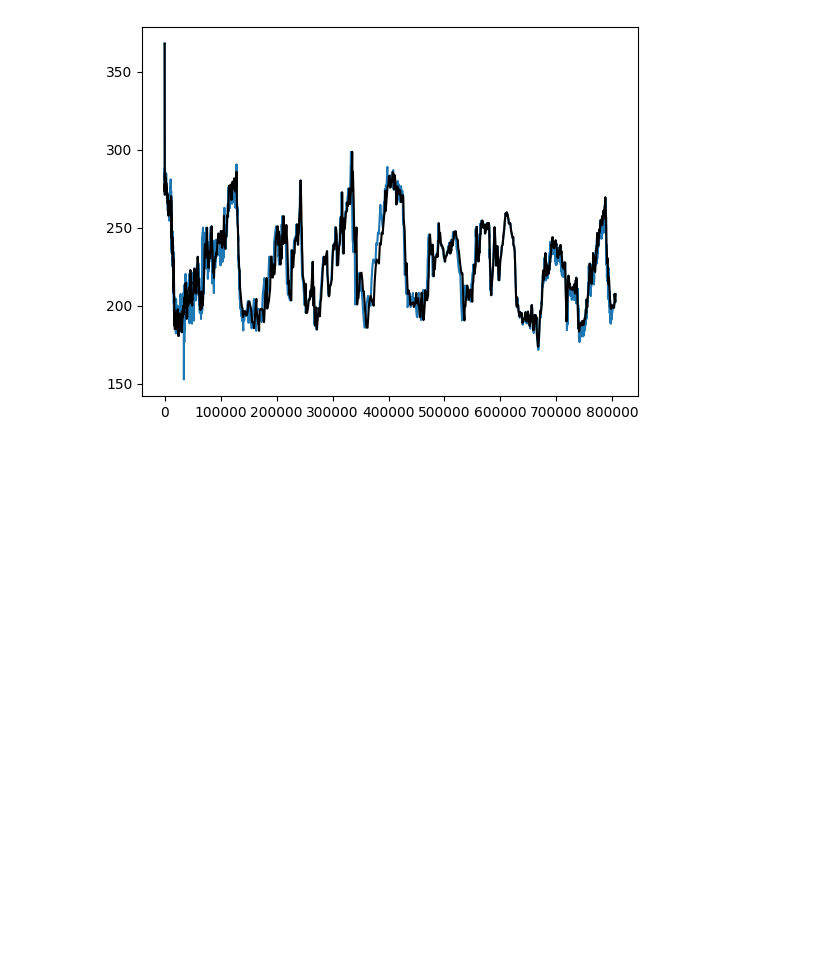
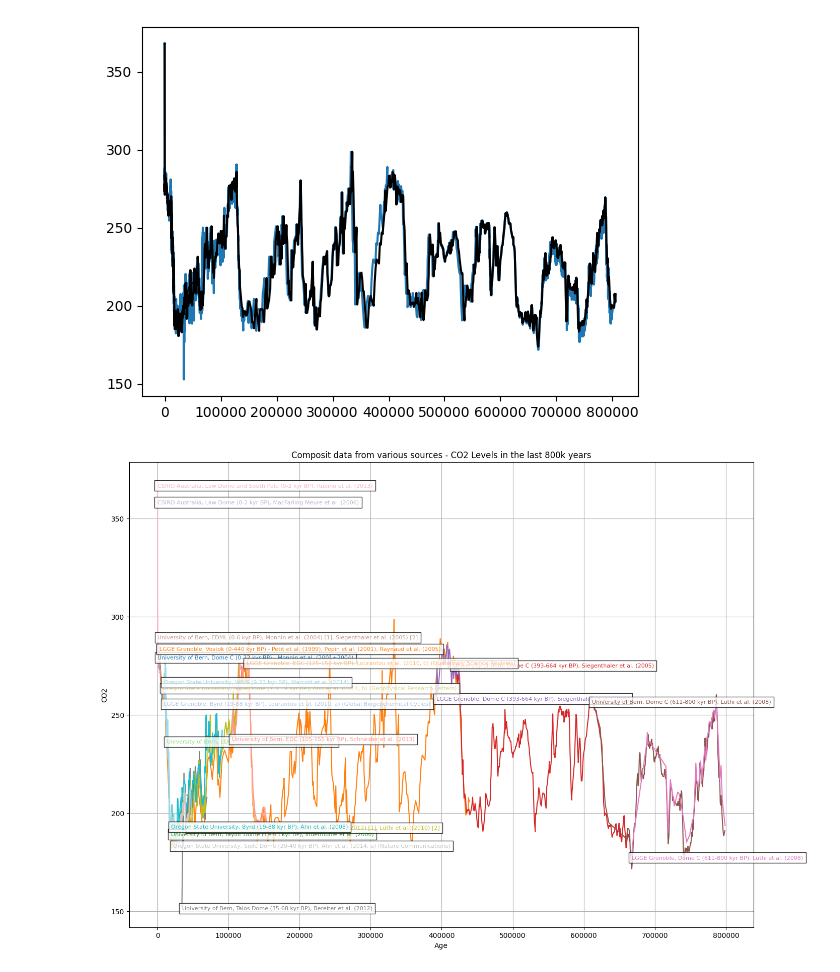
Before and after one commit to noyo0/ProgrammingForDataAnalysis_Project2, a Jupyter notebook: Project2/Project2.ipynb, the cells around one changed output. Drawn from its saved outputs; the diff is of its cells as text; code cells hidden in the pictures; blank space fills up the shorter version.

Commit message:
verify excel composit data by creating own in python - Talos Dome (35-68 kyr BP) is outlier

```diff
--- a/Project2/Project2.ipynb
+++ b/Project2/Project2.ipynb
@@ -154,15 +163,16 @@ df_9_23.tail()
 | 321 | 22962.308 | 198.936384 |
 | 322 | 23029.978 | 197.553380 |
 # %%
-#concatenate dataframes
+# create my own composit (Python Composit vs Excel composit)
+#concatenate dataframes into one composit - Python composit
 dataframes = [df_0_22, df_0_440, df_19_63, df_393_664, df_393_664_lgge, df_611_800, df_611_800_lgge, df_35_68, df_49_115,
 df_19_88,df_9_22,df_125_153,df_12_24,df_105_155,df_0_2,df_0_6,df_0_2_CSIRO2,df_20_40,df_7_9,df_9_23,df_560_806,]
 
-merged_df = pd.DataFrame()
+PythonComposit_df = pd.DataFrame()
 
 for df in dataframes:
     df.columns = ['Age', 'CO2']
-    merged_df = pd.concat([merged_df, df], axis=0, ignore_index=True)
+    PythonComposit_df = pd.concat([PythonComposit_df, df], axis=0, ignore_index=True)
 
-merged_df = merged_df.sort_values(by='Age')
+PythonComposit_df = PythonComposit_df.sort_values(by='Age')
 #len(dataframes)#check if I have them all
@@ -194,3 +202,59 @@ linecolors = [
     "#c49c94", "#f7b6d2", "#c7c7c7", "#dbdb8d", "#9edae5",
     "#ad494a"
 ]
+# %%
+# List of dataframes
+dataframes = [df_0_22, df_0_440, df_19_63, df_393_664, df_393_664_lgge, df_611_800, df_611_800_lgge, df_35_68, df_49_115,
+              df_19_88, df_9_22, df_125_153, df_12_24, df_105_155, df_0_2, df_0_6, df_0_2_CSIRO2, df_20_40, df_7_9, df_9_23, df_560_806]
+
+#labels = ["df_0_22", "df_0_440", "df_19_63", "df_393_664", "df_393_664_lgge", "df_611_800", "df_611_800_lgge", "df_35_68",
+#          "df_49_115", "df_19_88", "df_9_22", "df_125_153", "df_12_24", "df_105_155", "df_0_2", "df_0_6", "df_0_2_CSIRO2",
+#          "df_20_40", "df_7_9", "df_9_23", "df_560_806"]
+
+# List of sources
+labels = [
+    "University of Bern, Dome C (0-22 kyr BP) - Monnin et al. (2001+2004)",
+    "LGGE Grenoble, Vostok (0-440 kyr BP) - Petit et al. (1999), Pepin et al. (2001), Raynaud et al. (2005)",
+    "University of Bern, Taylor Dome (19-63 kyr BP), Indermühle et al. (2000)",
+    "University of Bern, Dome C (393-664 kyr BP), Siegenthaler et al. (2005)",
+    "LGGE Grenoble, Dome C (393-664 kyr BP), Siegenthaler et al. (2005)",
+    "University of Bern, Dome C (611-800 kyr BP), Lüthi et al. (2008)",
+    "LGGE Grenoble, Dome C (611-800 kyr BP), Lüthi et al. (2008)",
+    "University of Bern, Talos Dome (35-68 kyr BP), Bereiter et al. (2012)",
+    "University of Bern, EDML (49-115 kyr BP), Bereiter et al. (2012) [1], Lüthi et al. (2010) [2]",
+    "Oregon State University, Byrd (19-88 kyr BP), Ahn et al. (2008)",
+    "LGGE Grenoble, Byrd (19-88 kyr BP), Lourantou et al. (2010, a) (Global Biogeochemical Cycles)",
+    "LGGE Grenoble, EDC (125-153 kyr BP), Lourantou et al. (2010, b) (Quaternary Science Reviews)",
+    "University of Bern, EDC (12-24 kyr BP), Schmitt et al. (2011)",
+    "University of Bern, EDC (105-155 kyr BP), Schneider et al. (2013)",
+    "CSIRO Australia, Law Dome (0-2 kyr BP), MacFarling Meure et al. (2006)",
+    "University of Bern, EDML (0-6 kyr BP), Monnin et al. (2004) [1], Siegenthaler et al. (2005) [2]",
+    "CSIRO Australia, Law Dome and South Pole (0-2 kyr BP), Rubino et al. (2013)",
+    "Oregon State University, Siple Dome (20-40 kyr BP), Ahn et al. (2014, a) (Nature Communications)",
+    "Oregon State University, Siple Dome (7.3 - 9 kyr BP), Ahn et al. (2014, b) (Geophysical Research Letters)",
+    "Oregon State University, WAIS (9-23 kyr BP), Marcott et al. (2014)",
+    "University of Bern, EDC (560-806 kyr, corrected for analytical bias), Bereiter et al. (2014)"
+]
+
+linecolors = [
+    "#1f77b4", "#ff7f0e", "#2ca02c", "#d62728", "#9467bd", "#8c564b", "#e377c2", "#7f7f7f", "#bcbd22", "#17becf",
+    "#aec7e8", "#ffbb78", "#98df8a", "#ff9896", "#c5b0d5", "#c49c94", "#f7b6d2", "#c7c7c7", "#dbdb8d", "#9edae5"
+]
+
+plt.figure(figsize=(16, 12))
+
+for df, label, color in zip(dataframes, labels, linecolors):
+    plt.plot(df.iloc[:, 0], df.iloc[:, 1], label=label, color=color)
+# add labels
+    plt.text(df.iloc[0, 0], df.iloc[0, 1], label, fontsize=8, verticalalignment='top', bbox=dict(facecolor='white', alpha=0.8), color=color)
+
+plt.xlabel('Age')
+plt.ylabel('CO2')
+plt.title('Composit data from various sources - CO2 Levels in the last 800k years')
+# plt.legend()
+plt.grid(True)
+
+# Show the plot
+plt.show()
+# %% [output]
+[figure, added]
```
Also changed, not shown: parts of 13 cells of this notebook.
